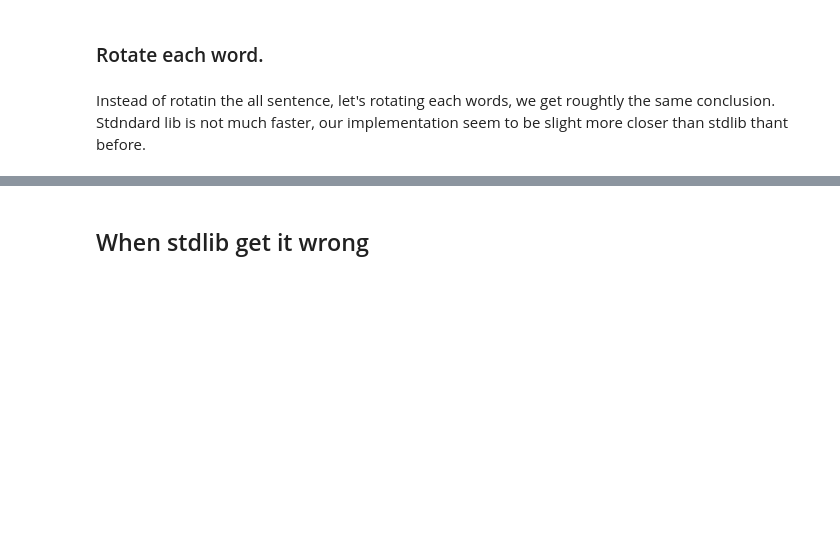
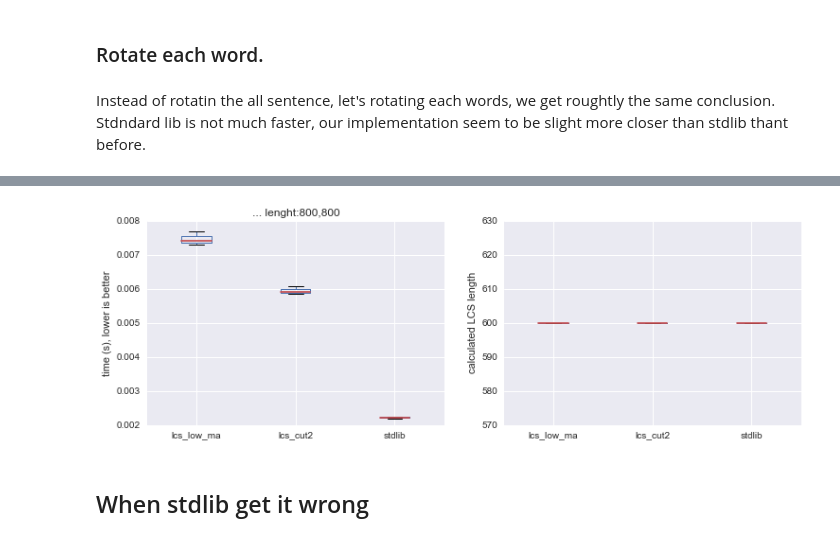
Before and after one commit to Carreau/difflib2.py, a Jupyter notebook: examples/difflib2.ipynb, the cells around one changed output, grey strips where cells are left out. Cells and saved outputs as stored; diff of their text form; code cells hidden in the pictures; blank space fills up the shorter version.

```diff
--- a/examples/difflib2.ipynb
+++ b/examples/difflib2.ipynb
@@ -609,3 +552,8 @@ a upers ongl trings I ryt ot atch,m tdlibs illw eb innerw yb a ongl hotas upers
+# %%
+#test_case((np.random.randint(0,300,2000),np.random.randint(350,450,2000),'numpy random'),3,3)
+test_case(("xada"*200,"bada"*200,'numpy random'),3,3)
+# %% [output]
+[figure, added]
 # %% [markdown]
 ## When stdlib get it wrong
 # %% [markdown]
```
Also changed, not shown: parts of 27 cells of this notebook, 4 other files.
